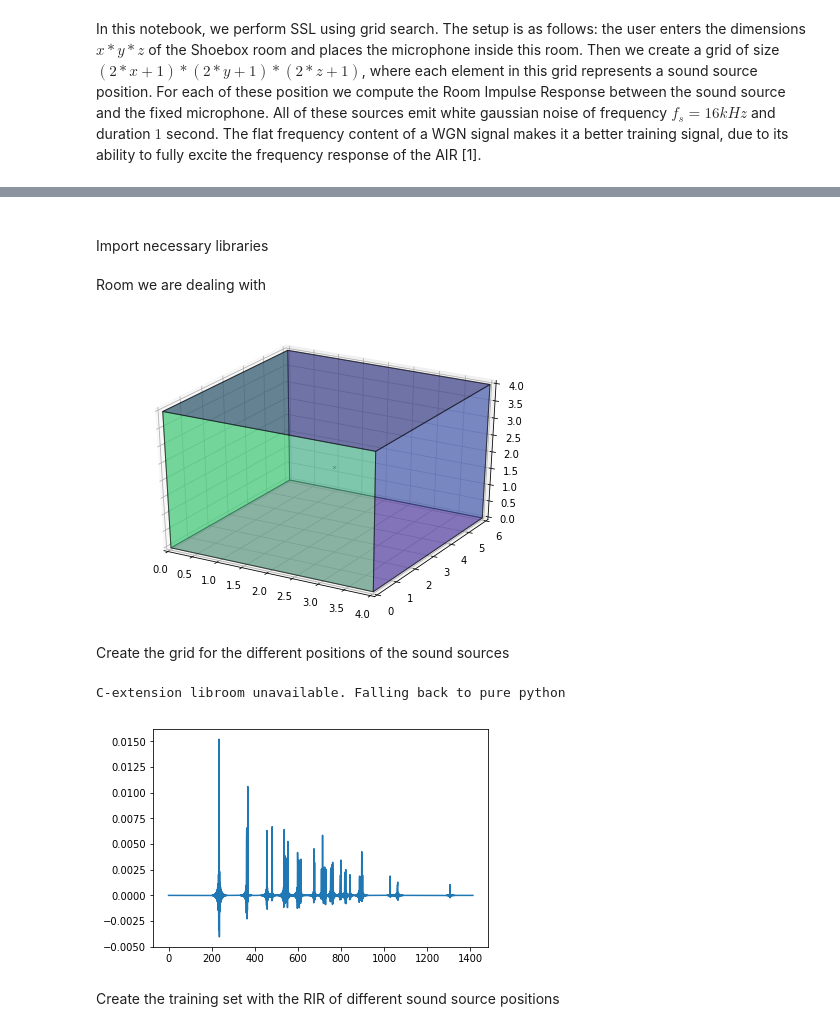
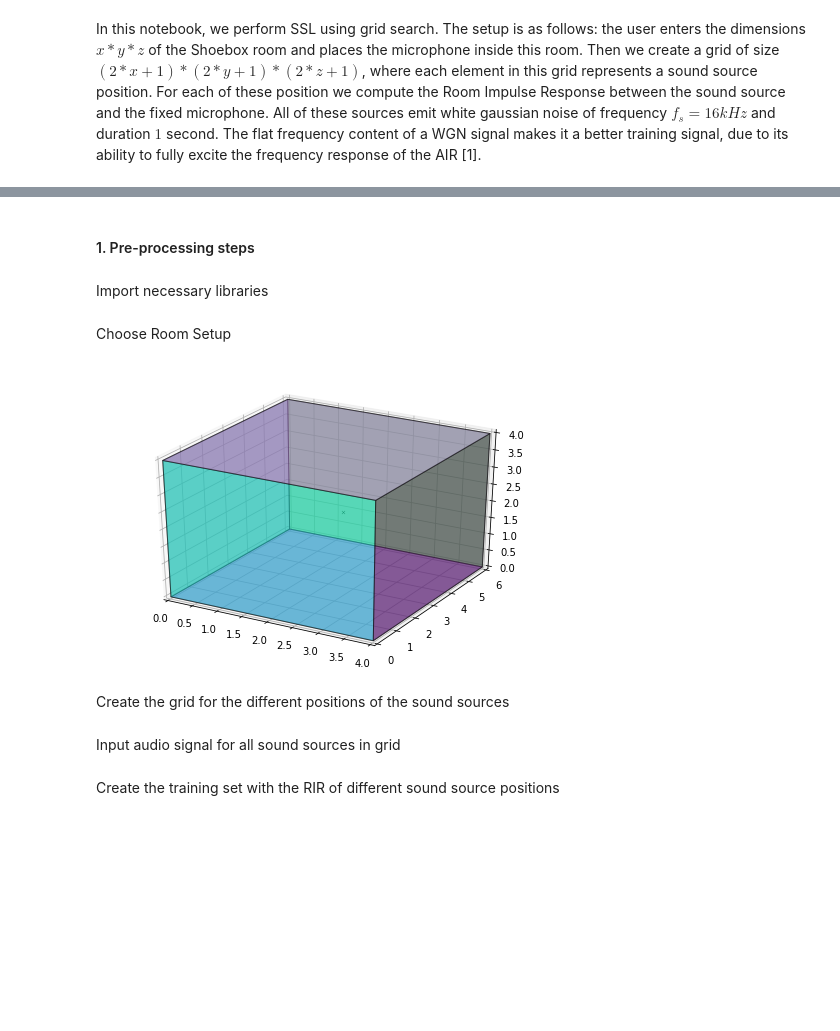
Before and after one commit to Belbaraka/alexa, a Jupyter notebook: modules/gridSearch/SSL_gridSearch.ipynb, the cells around one changed output, grey strips where cells are left out. Cells and saved outputs as stored; diff of their text form; code cells hidden in the pictures; blank space fills up the shorter version.

```diff
--- a/modules/gridSearch/SSL_gridSearch.ipynb
+++ b/modules/gridSearch/SSL_gridSearch.ipynb
@@ -9,5 +13,7 @@ Afterwards, the user places a sound source in the room. We compute the RIR with
+# %% [markdown]
+<a id='pps'></a>
+#### 1. Pre-processing steps
 # %% [markdown]
-<br>
 Import necessary libraries
 # %%
 import pyroomacoustics as pra
@@ -19,28 +31,28 @@ warnings.filterwarnings('ignore')
-# %% [markdown]
-Room we are dealing with
+# %% [markdown]
+Choose Room Setup
 # %%
 #Room dimensions
 room_dimX, room_dimY, room_dimZ = 4, 6, 4
 
 #Sampling frequency
 fs = 16000 # 16kHz
 
 #Microphone position
-micX, micY, micZ = 2.1, 3, 2
+micX, micY, micZ = 2.2, 3.2, 2.1 # mic in the center of the room
 
 
 room = pra.ShoeBox([room_dimX,room_dimY], fs=fs, max_order = 4, absorption=0.2)
 room.extrude(room_dimZ)
 
 R = np.array([[micX],[micY],[micZ]])
 
 room.add_microphone_array(pra.MicrophoneArray(R, room.fs))
 
 
 # Visualize setup
 fig, ax = room.plot()
 ax.set_xlim([0, 4])
 ax.set_ylim([0, 6])
 ax.set_zlim([0, 4]);
 # %% [output]
-[figure, old version]
+[figure, new version]
@@ -72 +69,3 @@ def cartesian_product(*arrays):
+# %% [markdown]
+Input audio signal for all sound sources in grid
 # %%
@@ -93,9 +73,2 @@ def newRoom_RIR(source_pos, source_signal, Xdim, Ydim, Zdim, mic_pos, fs):
-# %%
-rir = newRoom_RIR(grid[0,:], signal_train, room_dimX, room_dimY, room_dimZ, mic_pos=np.array([[micX],[micY],[micZ]]), fs=fs)
-plt.plot(rir[0][0])
-plt.show()
-# %% [output]
-C-extension libroom unavailable. Falling back to pure python
-[figure, removed]
 # %% [markdown]
 Create the training set with the RIR of different sound source positions
```
Also changed, not shown: parts of 25 cells of this notebook, 1 other file.
